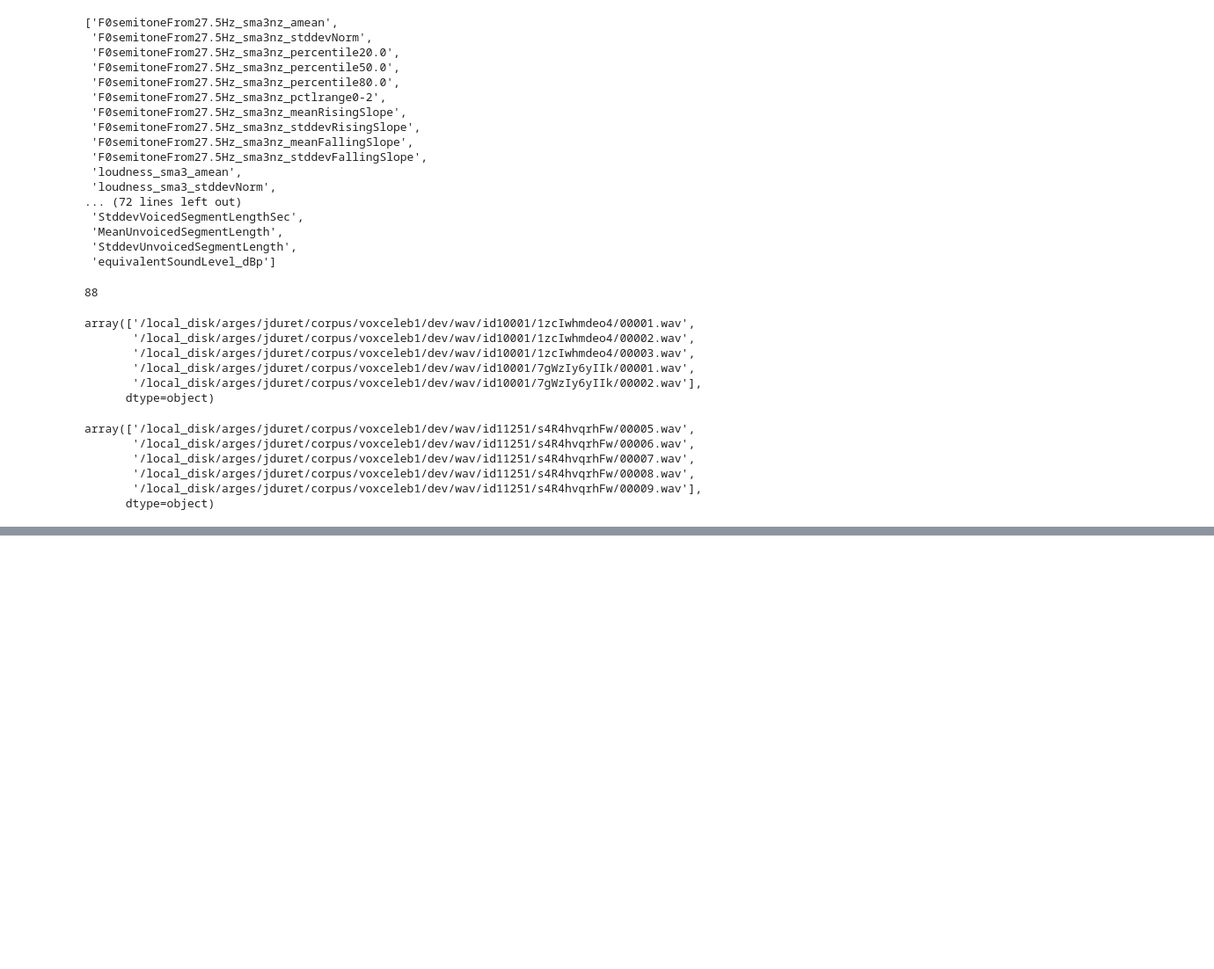
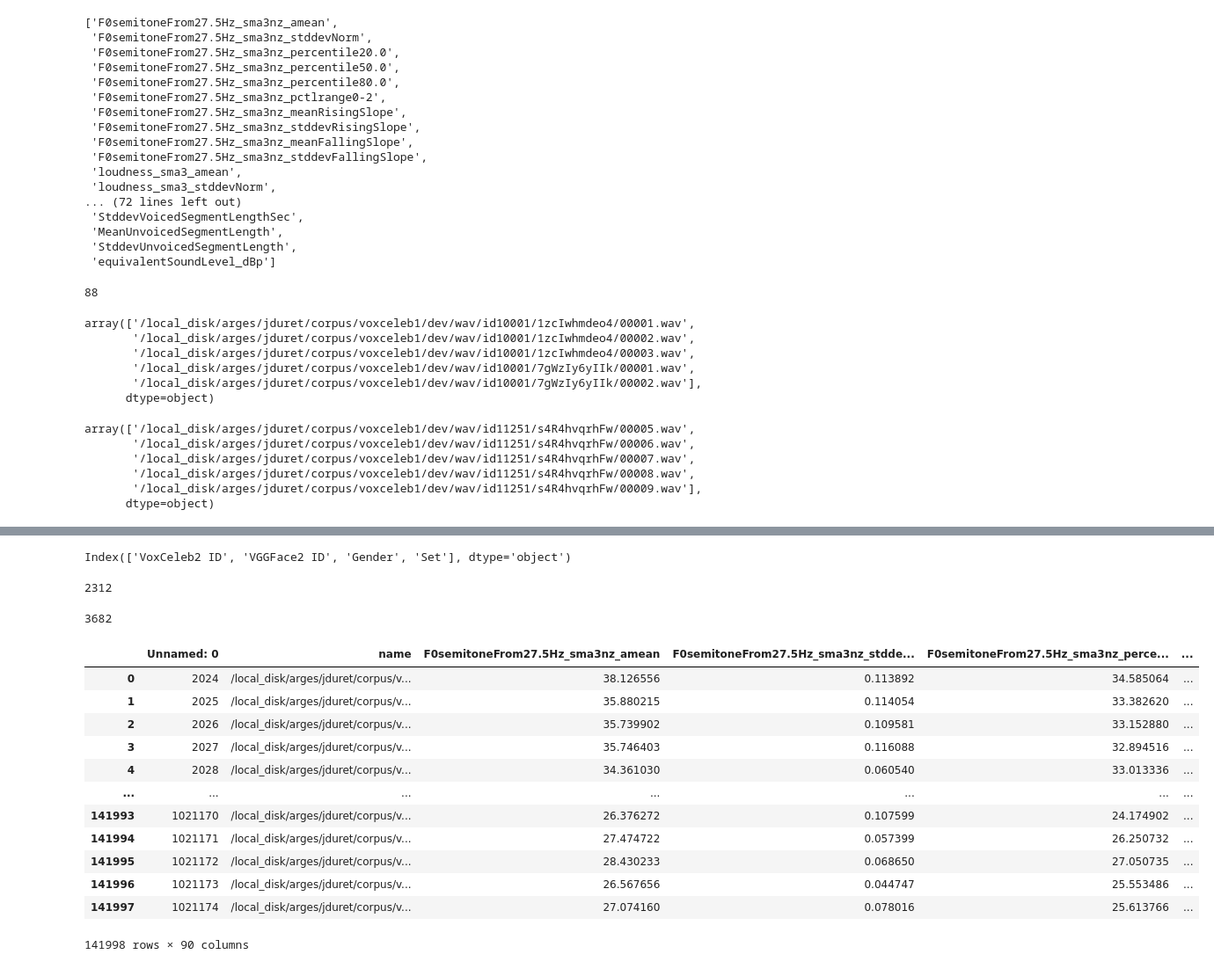
Before and after one commit to MichelMarieLamah13/BA-LR, a Jupyter notebook: explanability.ipynb, the cells around one changed output, grey strips where cells are left out. Shown: that part at 88% size. Drawn from its saved outputs; the diff is of its cells as text; code cells hidden in the pictures; blank space fills up the shorter version.

```diff
--- a/explanability.ipynb
+++ b/explanability.ipynb
@@ -66,0 +185,4 @@ array(['/local_disk/arges/jduret/corpus/voxceleb1/dev/wav/id11251/s4R4hvqrhFw/00
+# %%
+meta_vox2.columns
+# %% [output]
+Index(['VoxCeleb2 ID', 'VGGFace2 ID', 'Gender', 'Set'], dtype='object')
@@ -66,0 +191,4 @@ array(['/local_disk/arges/jduret/corpus/voxceleb1/dev/wav/id11251/s4R4hvqrhFw/00
+# %%
+floc_train
+# %% [output]
+2312
@@ -66,0 +197,4 @@ array(['/local_disk/arges/jduret/corpus/voxceleb1/dev/wav/id11251/s4R4hvqrhFw/00
+# %%
+mloc_train
+# %% [output]
+3682
@@ -66,0 +209,18 @@ array(['/local_disk/arges/jduret/corpus/voxceleb1/dev/wav/id11251/s4R4hvqrhFw/00
+# %%
+ba0 = pd.read_csv(f"data/BA/BA2_0.csv")
+# %%
+ba0
+# %% [output]
+|  | Unnamed: 0 | name | F0semitoneFrom27.5Hz_sma3nz_amean | F0semitoneFrom27.5Hz_sma3nz_stdde... | F0semitoneFrom27.5Hz_sma3nz_perce... | ... |
+| 0 | 2024 | /local_disk/arges/jduret/corpus/v... | 38.126556 | 0.113892 | 34.585064 | ... |
+| 1 | 2025 | /local_disk/arges/jduret/corpus/v... | 35.880215 | 0.114054 | 33.382620 | ... |
+| 2 | 2026 | /local_disk/arges/jduret/corpus/v... | 35.739902 | 0.109581 | 33.152880 | ... |
+| 3 | 2027 | /local_disk/arges/jduret/corpus/v... | 35.746403 | 0.116088 | 32.894516 | ... |
+| 4 | 2028 | /local_disk/arges/jduret/corpus/v... | 34.361030 | 0.060540 | 33.013336 | ... |
+| ... | ... | ... | ... | ... | ... | ... |
+| 141993 | 1021170 | /local_disk/arges/jduret/corpus/v... | 26.376272 | 0.107599 | 24.174902 | ... |
+| 141994 | 1021171 | /local_disk/arges/jduret/corpus/v... | 27.474722 | 0.057399 | 26.250732 | ... |
+| 141995 | 1021172 | /local_disk/arges/jduret/corpus/v... | 28.430233 | 0.068650 | 27.050735 | ... |
+| 141996 | 1021173 | /local_disk/arges/jduret/corpus/v... | 26.567656 | 0.044747 | 25.553486 | ... |
+| 141997 | 1021174 | /local_disk/arges/jduret/corpus/v... | 27.074160 | 0.078016 | 25.613766 | ... |
+141998 rows × 90 columns
```
Also changed, not shown: parts of 22 cells of this notebook, 5 other files.
